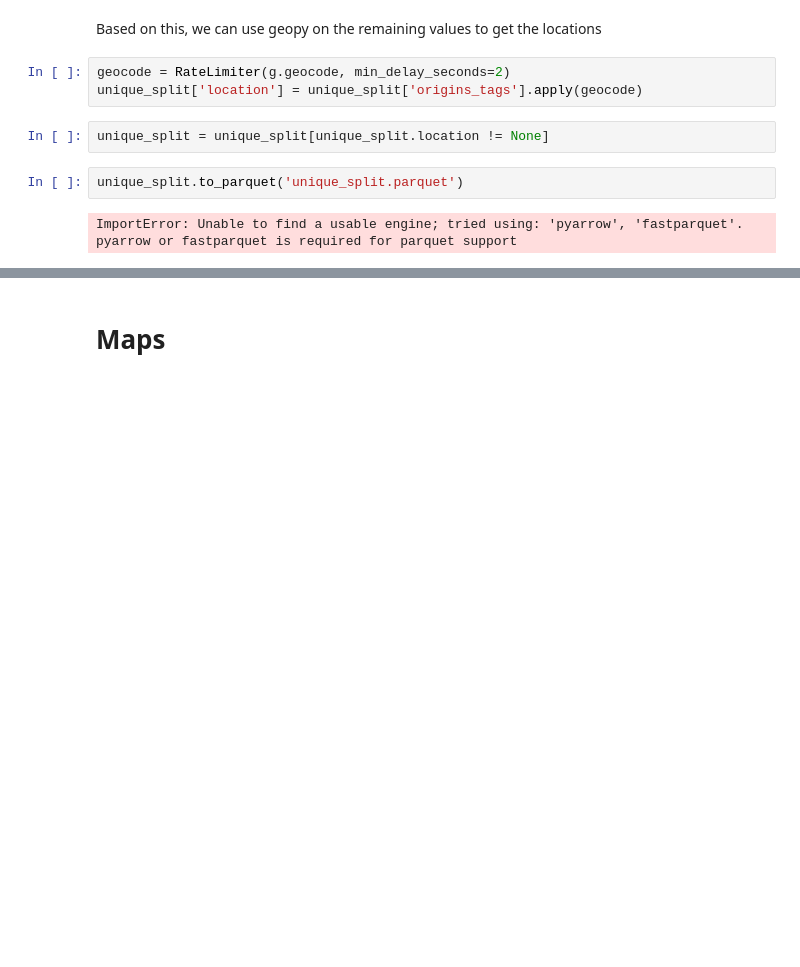
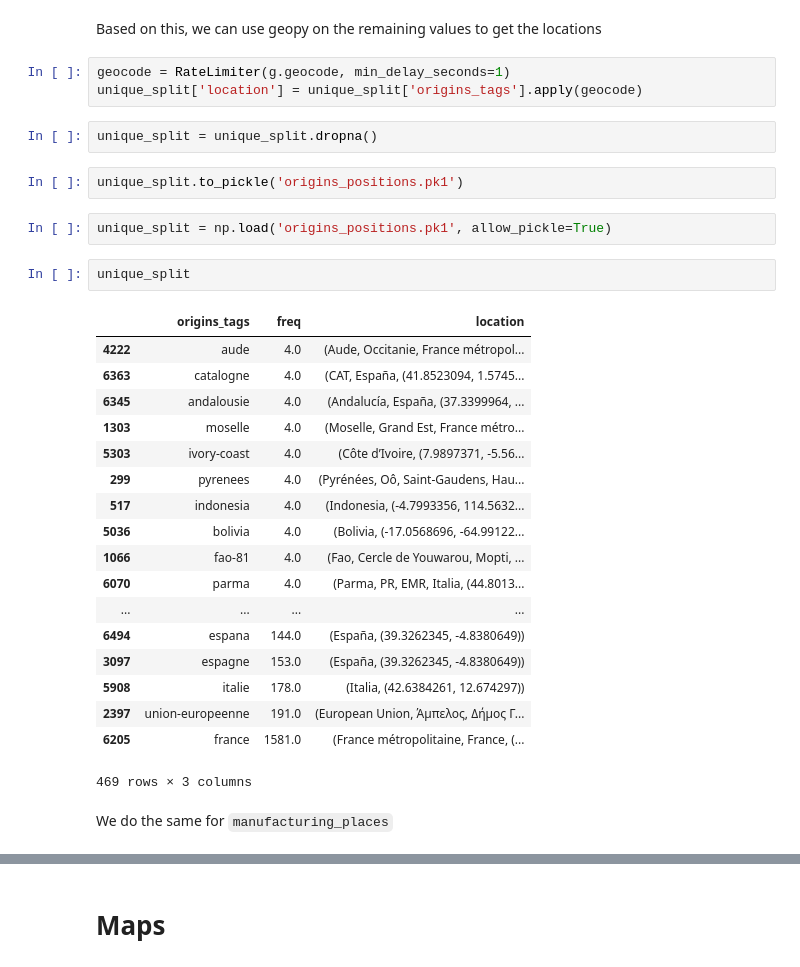
Before and after one commit to coiL10/AdamanTeam, a Jupyter notebook: milestone2.ipynb, the cells around one changed output, grey strips where cells are left out. Saved outputs shown, nothing was run; the diff lists cells and outputs as text; blank space fills up the shorter version.

```diff
--- a/milestone2.ipynb
+++ b/milestone2.ipynb
@@ -484,12 +484,34 @@ france
 # %% [markdown]
 Based on this, we can use geopy on the remaining values to get the locations
 # %%
-geocode = RateLimiter(g.geocode, min_delay_seconds=2)
+geocode = RateLimiter(g.geocode, min_delay_seconds=1)
 unique_split['location'] = unique_split['origins_tags'].apply(geocode)
 # %%
-unique_split = unique_split[unique_split.location != None]
+unique_split = unique_split.dropna()
-# %%
-unique_split.to_parquet('unique_split.parquet')
-# %% [output]
-ImportError: Unable to find a usable engine; tried using: 'pyarrow', 'fastparquet'.
-pyarrow or fastparquet is required for parquet support
+# %%
+unique_split.to_pickle('origins_positions.pk1')
+# %%
+unique_split = np.load('origins_positions.pk1', allow_pickle=True)
+# %%
+unique_split
+# %% [output]
+|  | origins_tags | freq | location |
+| 4222 | aude | 4.0 | (Aude, Occitanie, France métropol... |
+| 6363 | catalogne | 4.0 | (CAT, España, (41.8523094, 1.5745... |
+| 6345 | andalousie | 4.0 | (Andalucía, España, (37.3399964, ... |
+| 1303 | moselle | 4.0 | (Moselle, Grand Est, France métro... |
+| 5303 | ivory-coast | 4.0 | (Côte d’Ivoire, (7.9897371, -5.56... |
+| 299 | pyrenees | 4.0 | (Pyrénées, Oô, Saint-Gaudens, Hau... |
+| 517 | indonesia | 4.0 | (Indonesia, (-4.7993356, 114.5632... |
+| 5036 | bolivia | 4.0 | (Bolivia, (-17.0568696, -64.99122... |
+| 1066 | fao-81 | 4.0 | (Fao, Cercle de Youwarou, Mopti, ... |
+| 6070 | parma | 4.0 | (Parma, PR, EMR, Italia, (44.8013... |
+| ... | ... | ... | ... |
+| 6494 | espana | 144.0 | (España, (39.3262345, -4.8380649)) |
+| 3097 | espagne | 153.0 | (España, (39.3262345, -4.8380649)) |
+| 5908 | italie | 178.0 | (Italia, (42.6384261, 12.674297)) |
+| 2397 | union-europeenne | 191.0 | (European Union, Άμπελος, Δήμος Γ... |
+| 6205 | france | 1581.0 | (France métropolitaine, France, (... |
+469 rows × 3 columns
+# %% [markdown]
+We do the same for `manufacturing_places`
```
Also changed, not shown: parts of 12 cells of this notebook, 2 other files.
